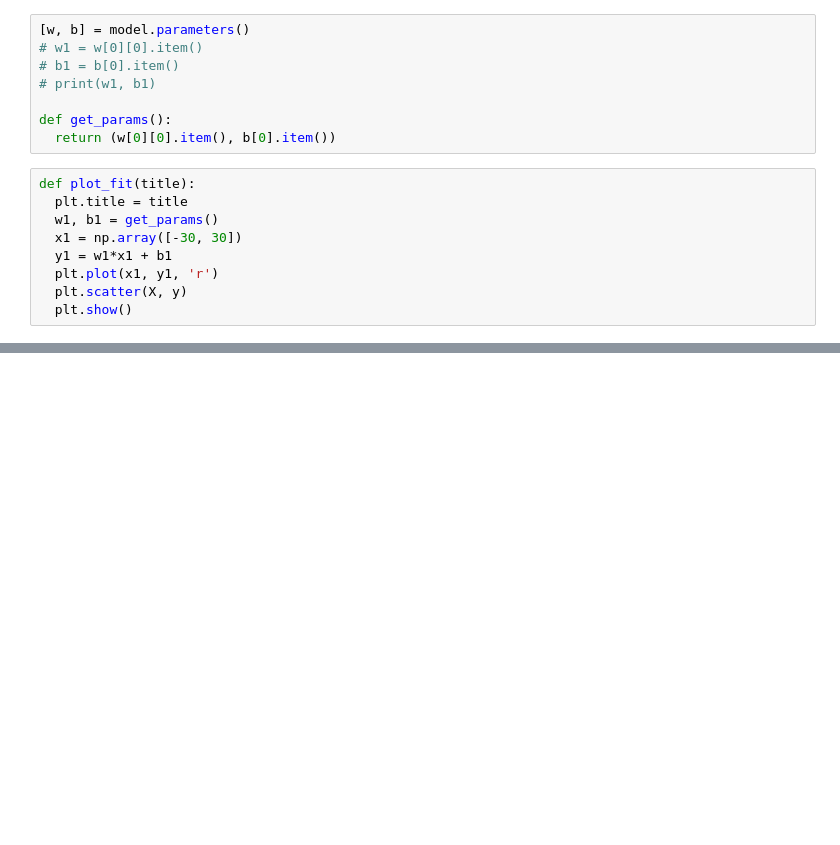
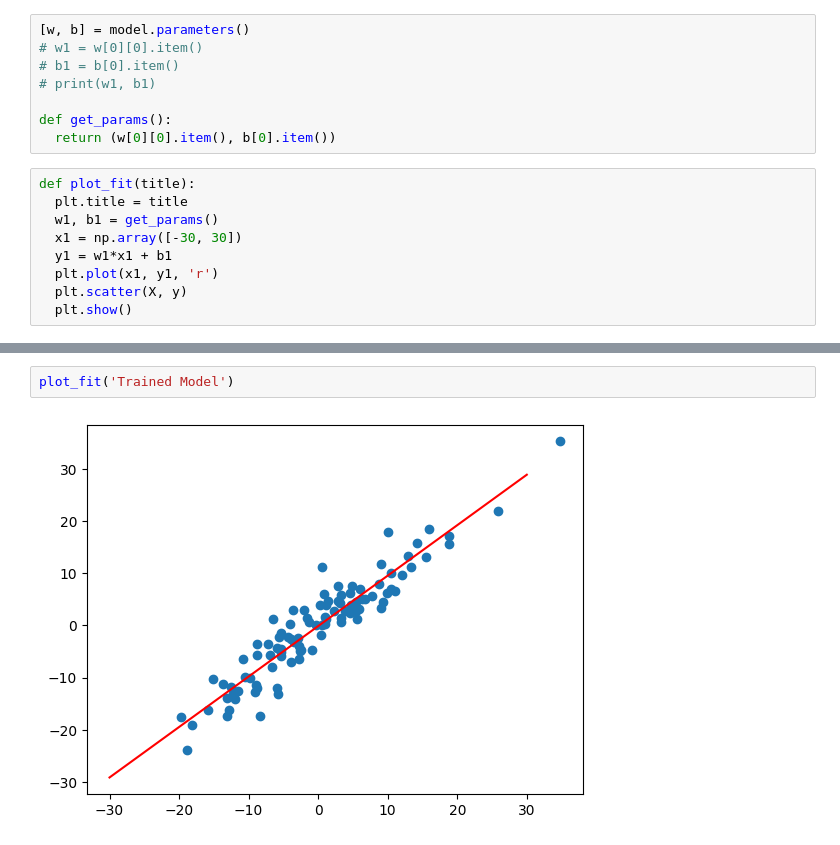
Before and after one commit to rrankawat/linear-regression, a Jupyter notebook: 3_Custom_Modules.ipynb, the cells around one changed output, grey strips where cells are left out. Saved outputs shown, nothing was run; the diff lists cells and outputs as text; blank space fills up the shorter version.

```diff
--- a/3_Custom_Modules.ipynb
+++ b/3_Custom_Modules.ipynb
@@ -57,0 +99,4 @@ plot_fit('Initial Model')
+# %%
+plot_fit('Trained Model')
+# %% [output]
+[figure, added]
```
Also changed, not shown: parts of 6 cells of this notebook.
